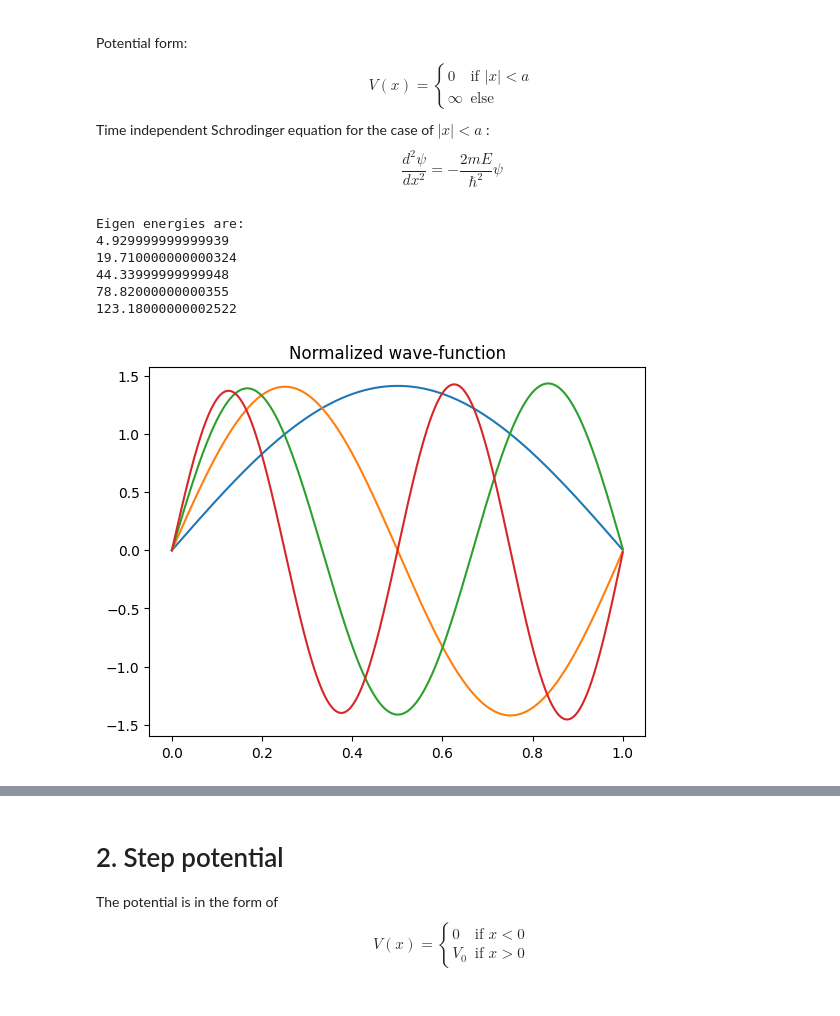
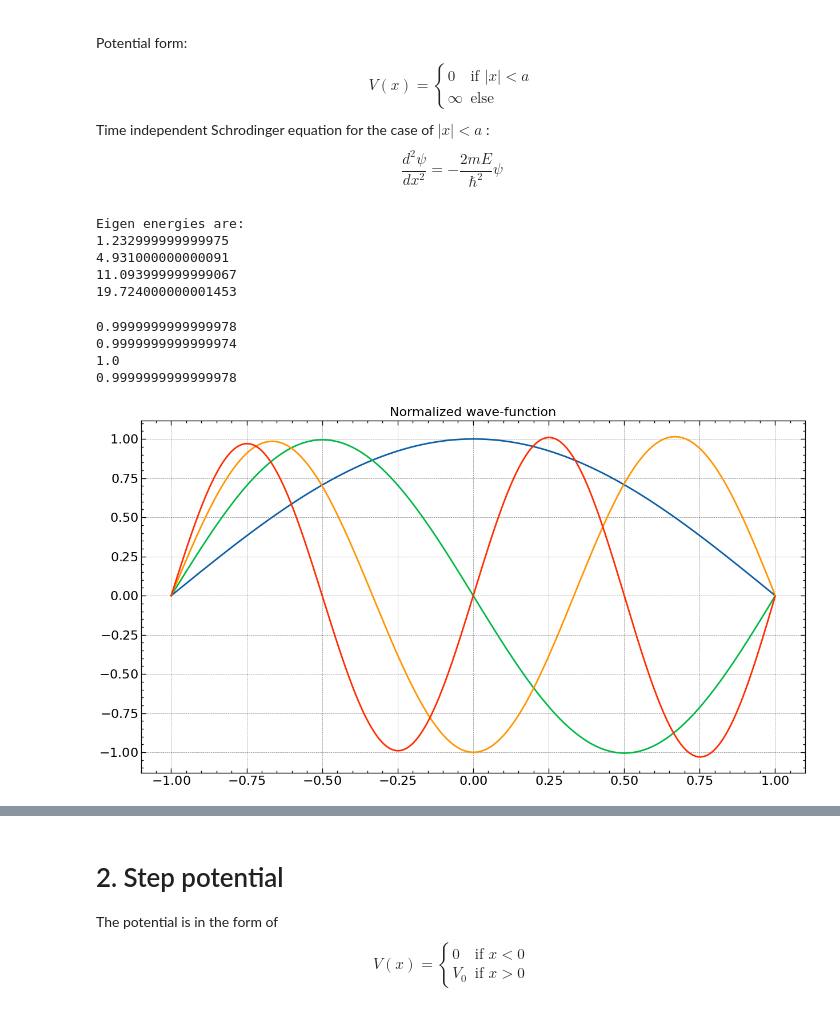
Before and after one commit to Souvik-0612/UnderGrad, a Jupyter notebook: 5th Sem/3_QuantumMech.ipynb, the cells around one changed output, grey strips where cells are left out. Saved outputs shown, nothing was run; the diff lists cells and outputs as text; code cells hidden in the pictures.

```diff
--- a/5th Sem/3_QuantumMech.ipynb
+++ b/5th Sem/3_QuantumMech.ipynb
@@ -22,56 +22,60 @@ $$\frac{d^2\psi}{dx^2} = -\frac{2mE}{\hbar^2}\psi$$
 # %%
 import numpy as np
 import matplotlib.pyplot as plt
+import scienceplots
+plt.style.use(['science', 'notebook', 'grid'])
 # %%
 h = 1; m = 1
 a = 1
 V = 0
 
 N = 1000
-x, dx = np.linspace(0, a, N, retstep = True)
+x, dx = np.linspace(-a, a, N, retstep = True)
 psi = np.zeros(N); psi[0] = 0
 DpsiDt = np.zeros(N); DpsiDt[0] = 1 #It's kind of random
 
 # Next task: Find the all eigen energies.
-E = 0
+E = 0; En = []
 psi[-1] = 1 #Assigning this value grater than  0.001.
 print("Eigen energies are: ")
-while E <= 150: #Eigen energies upto 150.
-    E += .01
+while E <= 20: #Eigeplt.usen energies upto 150.
+    E += .001
 
     for i in range(N-1):
         psi[i+1] = psi[i] + dx*DpsiDt[i]
         DpsiDt[i+1] = DpsiDt[i] + dx*(-2*m*E/h**2)*psi[i]
 
+    #Finding the eigen values
     if abs(psi[-1]) <= 0.001:
+        En.append(E)
         print(E)
-        E += 2 # this is another random, as we know two eigen
-               #energies  do not differ from 2.
+        E += 1 # this is another random, as we know two eigen
+               #energies  do not differ from 1.
 # %% [output]
 Eigen energies are:
-4.929999999999939
-19.710000000000324
-44.33999999999948
-78.82000000000355
-123.18000000002522
+1.232999999999975
+4.931000000000091
+11.093999999999067
+19.724000000001453
 # %%
-def integrate(x, y): # y is an array
-    h = x[i+1] - x[i]
+def integrate(y, x): # y is an array
+    h = x[1] - x[0]
     return 0.5*h*(y[0]+y[-1]+2*sum(y[1:-1]))
 # %%
-#yones = np.ones(N)
-En = [4.929999999999939,
-19.710000000000324,
-44.33999999999948,
-78.82000000000355]
+plt.figure(figsize = (15, 8))
 for E in En:
     for i in range(N-1):
         psi[i+1] = psi[i] + dx*DpsiDt[i]
         DpsiDt[i+1] = DpsiDt[i] + dx*(-2*m*E/h**2)*psi[i]
-    Norm = np.sqrt(1/integrate(x, psi*psi))
+    Norm = np.sqrt(1/integrate(psi*psi, x))
     psiN = Norm*(psi)
+    print(integrate(psiN*psiN, x))
     plt.plot(x, psiN)
 plt.title("Normalized wave-function")
 plt.show()
 # %% [output]
+0.9999999999999978
+0.9999999999999974
+1.0
+0.9999999999999978
-[figure, old version]
+[figure, new version]
```
Also changed, not shown: parts of 1 cell of this notebook.
